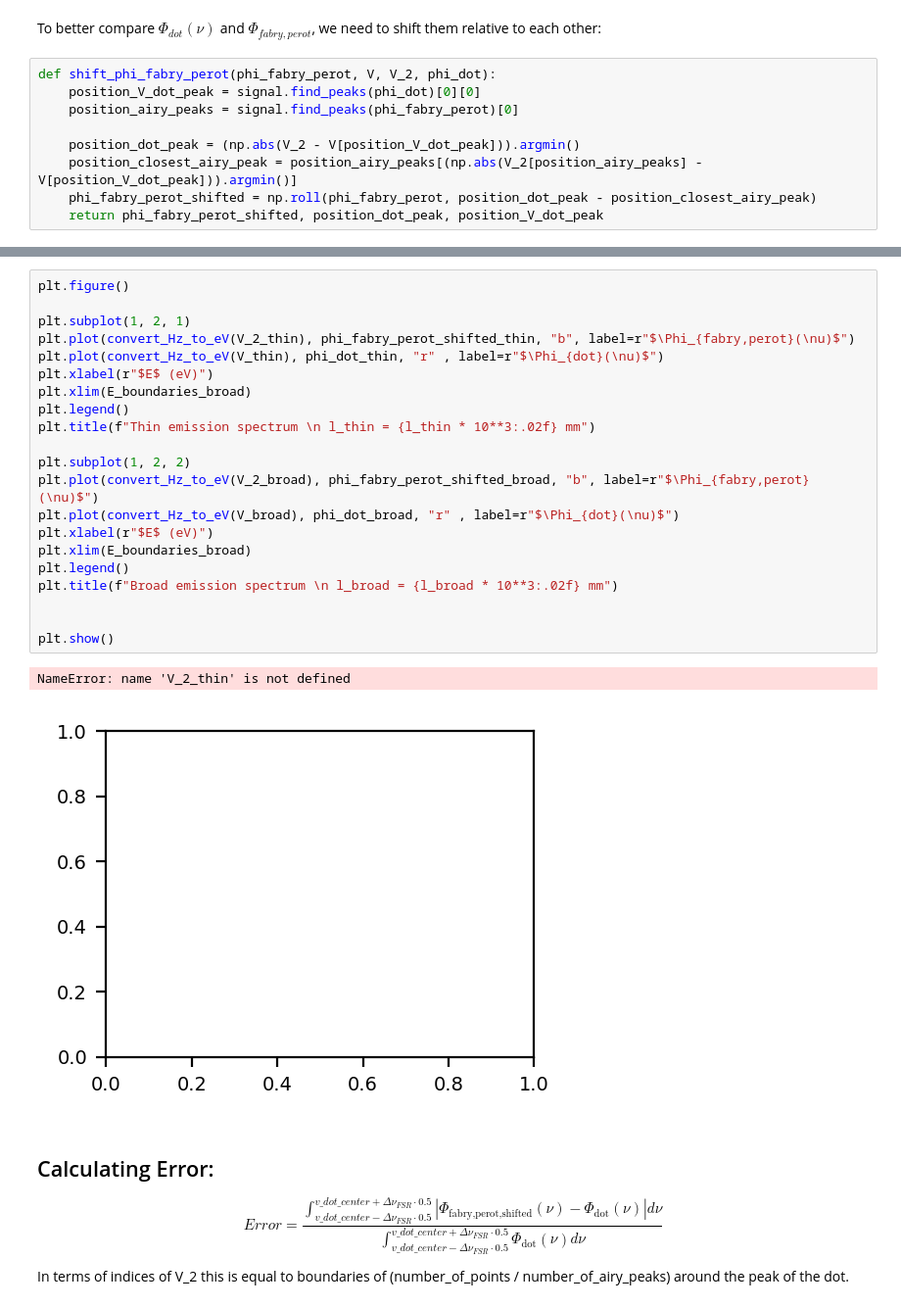
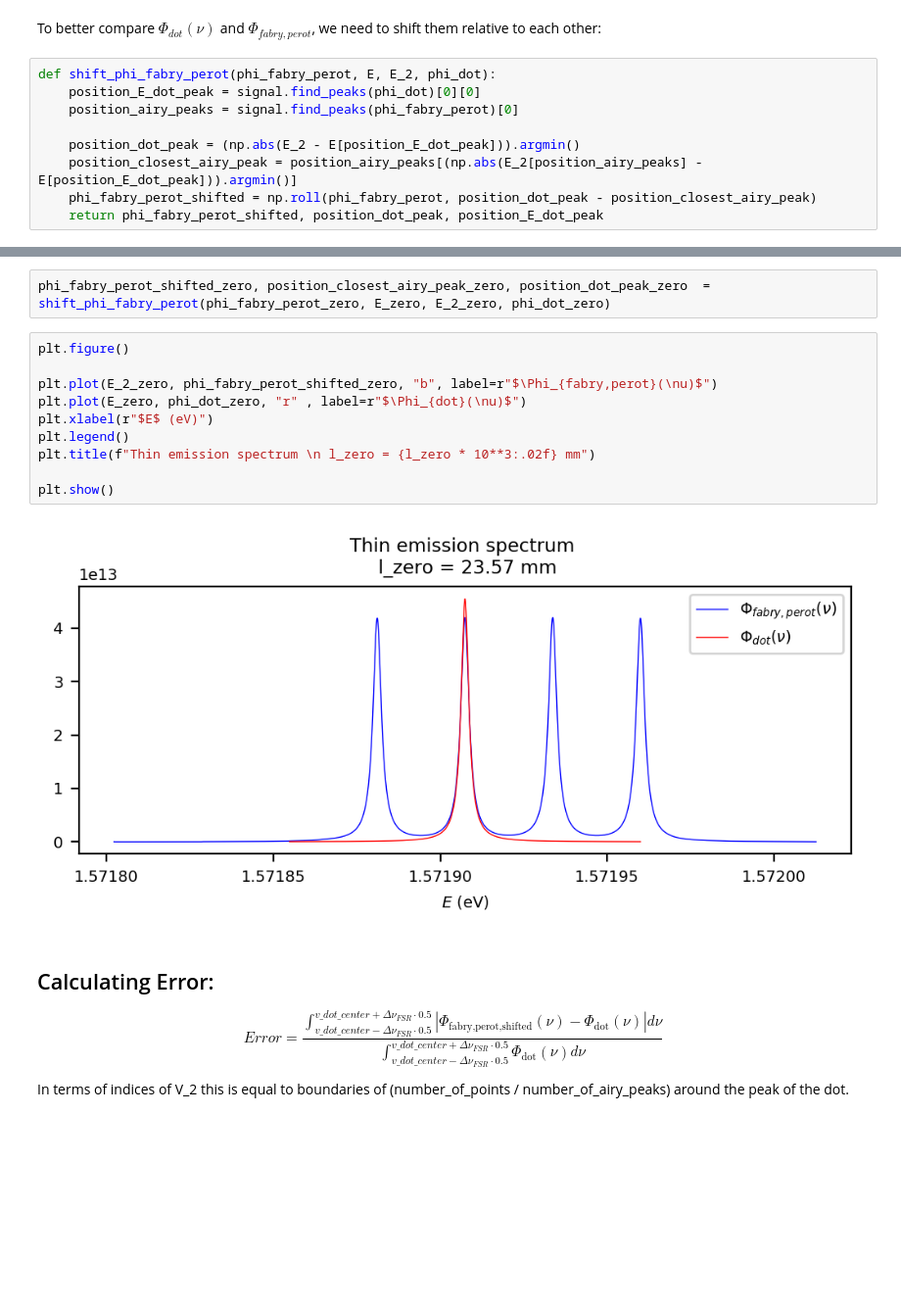
Before and after one commit to JKU-HFP/Sizing_Fabry_Perot_Interferometer, a Jupyter notebook: Sizing_Fabry_Perot_Interferometer.ipynb, the cells around one changed output, grey strips where cells are left out. Shown at 98% size. Drawn from its saved outputs; the diff is of its cells as text; blank space fills up the shorter version.

```diff
--- a/Sizing_Fabry_Perot_Interferometer.ipynb
+++ b/Sizing_Fabry_Perot_Interferometer.ipynb
@@ -315,11 +315,11 @@ plt.show()
 # %% [markdown]
 To better compare $\Phi_{dot}(\nu)$ and $\Phi_{fabry,perot}$, we need to shift them relative to each other:
 # %%
-def shift_phi_fabry_perot(phi_fabry_perot, V, V_2, phi_dot):
-    position_V_dot_peak = signal.find_peaks(phi_dot)[0][0]
+def shift_phi_fabry_perot(phi_fabry_perot, E, E_2, phi_dot):
+    position_E_dot_peak = signal.find_peaks(phi_dot)[0][0]
     position_airy_peaks = signal.find_peaks(phi_fabry_perot)[0]
 
-    position_dot_peak = (np.abs(V_2 - V[position_V_dot_peak])).argmin()
-    position_closest_airy_peak = position_airy_peaks[(np.abs(V_2[position_airy_peaks] - V[position_V_dot_peak])).argmin()]
+    position_dot_peak = (np.abs(E_2 - E[position_E_dot_peak])).argmin()
+    position_closest_airy_peak = position_airy_peaks[(np.abs(E_2[position_airy_peaks] - E[position_E_dot_peak])).argmin()]
     phi_fabry_perot_shifted = np.roll(phi_fabry_perot, position_dot_peak - position_closest_airy_peak)
-    return phi_fabry_perot_shifted, position_dot_peak, position_V_dot_peak
+    return phi_fabry_perot_shifted, position_dot_peak, position_E_dot_peak
@@ -331,27 +326,17 @@ NameError: name 'phi_fabry_perot_thin' is not defined
+# %%
+phi_fabry_perot_shifted_zero, position_closest_airy_peak_zero, position_dot_peak_zero  = shift_phi_fabry_perot(phi_fabry_perot_zero, E_zero, E_2_zero, phi_dot_zero)
 # %%
 plt.figure()
 
-plt.subplot(1, 2, 1)
-plt.plot(convert_Hz_to_eV(V_2_thin), phi_fabry_perot_shifted_thin, "b", label=r"$\Phi_{fabry,perot}(\nu)$")
-plt.plot(convert_Hz_to_eV(V_thin), phi_dot_thin, "r" , label=r"$\Phi_{dot}(\nu)$")
+plt.plot(E_2_zero, phi_fabry_perot_shifted_zero, "b", label=r"$\Phi_{fabry,perot}(\nu)$")
+plt.plot(E_zero, phi_dot_zero, "r" , label=r"$\Phi_{dot}(\nu)$")
 plt.xlabel(r"$E$ (eV)")
-plt.xlim(E_boundaries_broad)
 plt.legend()
-plt.title(f"Thin emission spectrum \n l_thin = {l_thin * 10**3:.02f} mm")
-
-plt.subplot(1, 2, 2)
-plt.plot(convert_Hz_to_eV(V_2_broad), phi_fabry_perot_shifted_broad, "b", label=r"$\Phi_{fabry,perot}(\nu)$")
-plt.plot(convert_Hz_to_eV(V_broad), phi_dot_broad, "r" , label=r"$\Phi_{dot}(\nu)$")
-plt.xlabel(r"$E$ (eV)")
-plt.xlim(E_boundaries_broad)
-plt.legend()
-plt.title(f"Broad emission spectrum \n l_broad = {l_broad * 10**3:.02f} mm")
-
+plt.title(f"Thin emission spectrum \n l_zero = {l_zero * 10**3:.02f} mm")
 
 plt.show()
 # %% [output]
-NameError: name 'V_2_thin' is not defined
-[figure, old version]
+[figure, new version]
 # %% [markdown]
 ## Calculating Error:
 
```
Also changed, not shown: parts of 5 cells of this notebook.
